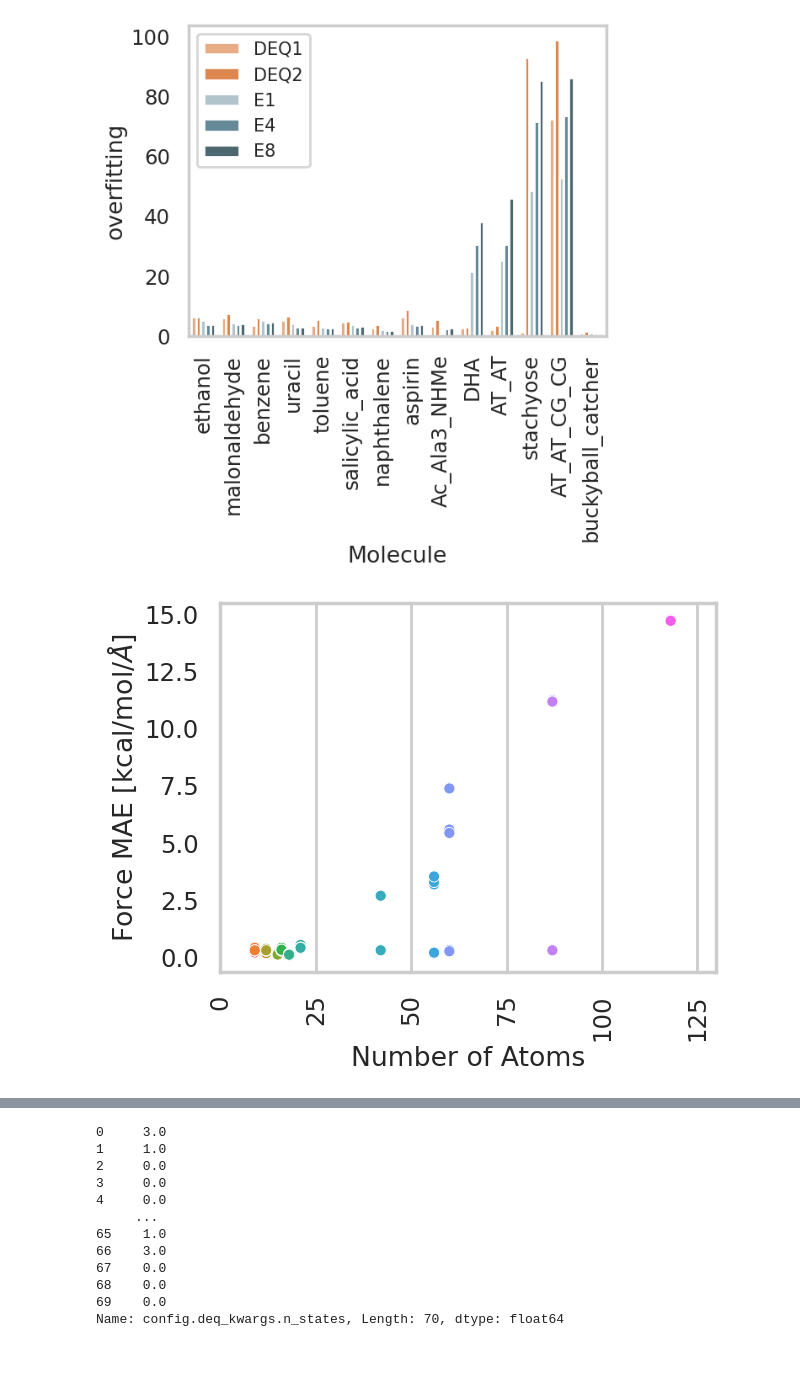
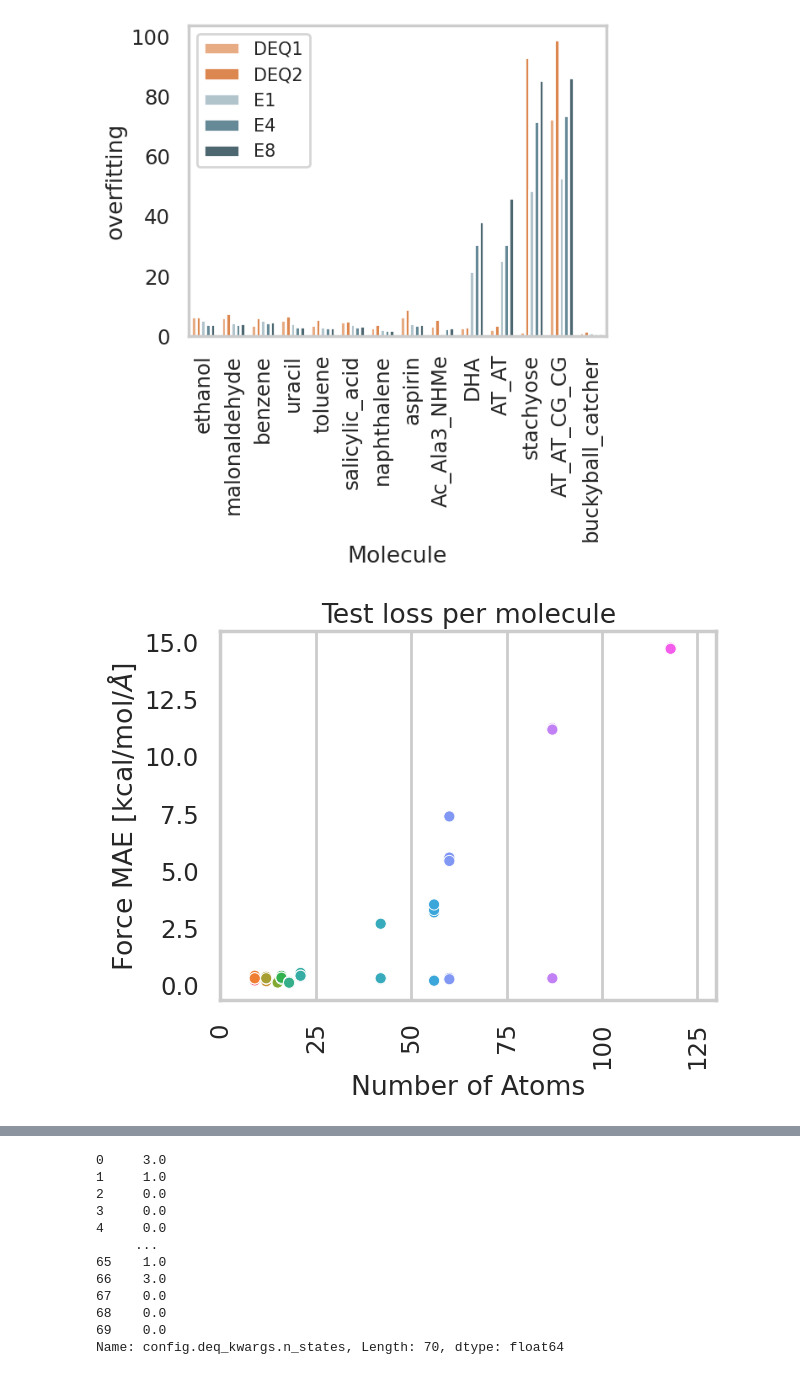
Before and after one commit to BurgerAndreas/equilibrium-forcefields, a Jupyter notebook: src/deq2ff/plotting/dashboard.ipynb, the cells around one changed output, grey strips where cells are left out. Saved outputs shown, nothing was run; the diff lists cells and outputs as text; code cells hidden in the pictures.

```diff
--- a/src/deq2ff/plotting/dashboard.ipynb
+++ b/src/deq2ff/plotting/dashboard.ipynb
@@ -66,7 +72,8 @@ after filter: 401
 # %%
 if project == projectmd:
     df_best_runs = filter_best_runs(
-        df=df, error_metric=error_metric,
+        df=df,
+        error_metric=error_metric,
         # "config.norm_by_natoms" can be False or NaN, but not True
         # config.dname can be md17 or md22 but not ccsd
         criteria={
@@ -80,18 +87,19 @@ if project == projectmd:
             "config.dname": "ccsd",
             "config.norm_by_natoms": True,
             "config.model.forces_via_grad": True,
-        }
+        },
     )
 
 elif project == projectoc:
     df_best_runs = filter_best_runs(
-        df=df, error_metric=error_metric,
+        df=df,
+        error_metric=error_metric,
         criteria={
-            "config.model.attn_alpha_channels": 64, # reg
+            "config.model.attn_alpha_channels": 64,  # reg
         },
         anti_criteria={
-            "config.decay_rate": 1, # constlr
-        }
+            "config.decay_rate": 1,  # constlr
+        },
     )
 # %%
 if project == projectoc:
@@ -587,8 +656,9 @@ if project == projectmd:
     fname = "mdv1"
 
     dfpareto = get_runs_from_wandb(
-        project=project, download_data=True,
-        filters = {
+        project=project,
+        download_data=True,
+        filters={
             "tags": tag,
             # "$and": [{"tags": "md17"}, {"tags": "eval"}],
             # "state": "finished",
@@ -596,7 +666,7 @@ if project == projectmd:
             "state": "finished",
             # "$or": [{"state": "finished"}, {"state": "crashed"}],
         },
-        fname="pareto" + fname
+        fname="pareto" + fname,
     )
     """
     launchrun +use=deq +cfg=ap deq_kwargs.b_stop_mode=rel deq_kwargs.f_tol=1e-4 deq_kwargs_test.f_tol=
@@ -604,9 +674,11 @@ if project == projectmd:
     """
 
     if len(dfpareto) > 0:
-        dfpareto = preprocess_df(df=dfpareto, project=project, error_metric=error_metric)
+        dfpareto = preprocess_df(
+            df=dfpareto, project=project, error_metric=error_metric
+        )
 
-        y = "summary.test_f_mae" # test_fpreuse_f_mae
+        y = "summary.test_f_mae"  # test_fpreuse_f_mae
         x = "summary.test_fpreuse_time"
         hue = "Class"
         data = dfpareto.copy()
@@ -614,7 +686,11 @@ if project == projectmd:
         # plot
         fig, ax = plt.subplots()
         sns.scatterplot(
-            x=x, y=y, hue=hue, data=data, ax=ax,
+            x=x,
+            y=y,
+            hue=hue,
+            data=data,
+            ax=ax,
             # palette=cdict
         )
         plt.legend()
@@ -868,9 +976,14 @@ plt.show()
 # %%
 # overfitting = test_loss / train_loss
 if project == projectmd:
-    df_best_runs["overfitting"] = df_best_runs["summary.test_f_mae"] / df_best_runs["summary.train_loss_f"]
+    df_best_runs["overfitting"] = (
+        df_best_runs["summary.test_f_mae"] / df_best_runs["summary.train_loss_f"]
+    )
 elif project == projectoc:
-    df_best_runs["overfitting"] = df_best_runs["summary.val/forces_mae"] / df_best_runs["summary.train/forces_mae"]
+    df_best_runs["overfitting"] = (
+        df_best_runs["summary.val/forces_mae"]
+        / df_best_runs["summary.train/forces_mae"]
+    )
 
 y = "overfitting"
 x = "config.target"
@@ -905,35 +1018,36 @@ plt.show()
 # plot test loss per molecule
 
 if project == projectmd:
     fig, ax = plt.subplots()
     # sns.barplot(x=x, y=y, hue=hue, data=data, ax=ax)
     # scatterplot
     x = "num_atoms"
     # y = "summary.test_loss_f" # TODO: no longer logged?
-    y = "summary.test_f_mae" # TODO: no longer logged?
+    y = "summary.test_f_mae"  # TODO: no longer logged?
     hue = "config.target"
     sns.scatterplot(x=x, y=y, hue=hue, data=data, ax=ax)
     plt.legend()
     plt.xlabel(human_labels(x))
     plt.ylabel(human_labels(y))
+    plt.title("Test loss per molecule")
 
     # vertical xtick labels
     plt.xticks(rotation=90)
 
     ax.set_xlim(0, 130)
 
     ax.get_legend().remove()
 
     # horizontal grid
     plt.grid(axis="y")
 
     # make a separate plot for each target
 
     # save
     # plt.savefig(f"{plotfolder}/train_loss_f.png")
     plt.show()
 # %% [output]
-[figure, old version]
+[figure, new version]
 # %%
 # plot train loss per molecule
 
```
Also changed, not shown: parts of 26 cells of this notebook, 53 other files.
